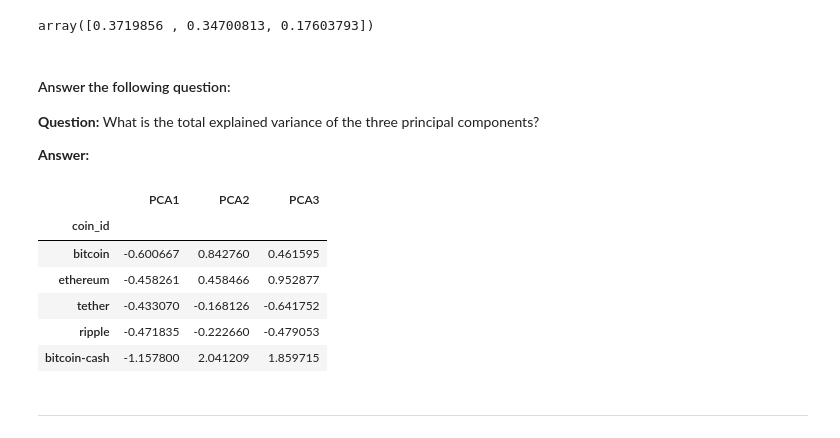
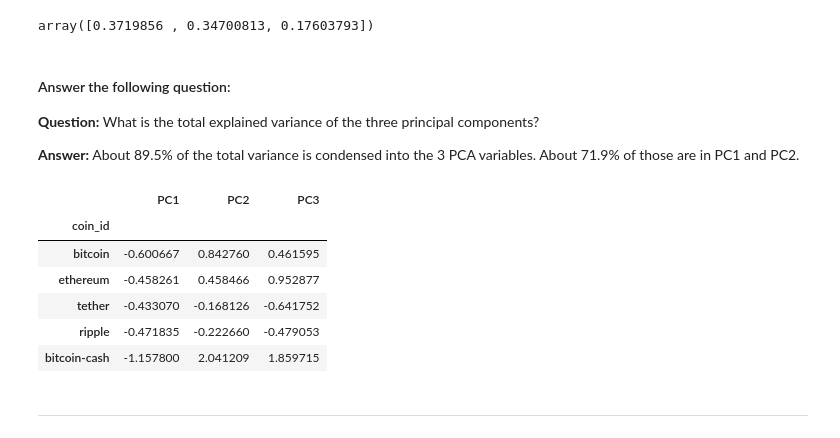
Before and after one commit to mrybicki87/CryptoClustering, a Jupyter notebook: Crypto_Clustering_starter_code.ipynb, the cells around one changed output. Cells and saved outputs as stored; diff of their text form; code cells hidden in the pictures.

```diff
--- a/Crypto_Clustering_starter_code.ipynb
+++ b/Crypto_Clustering_starter_code.ipynb
@@ -209,21 +209,21 @@ array([0.3719856 , 0.34700813, 0.17603793])
 
 **Question:** What is the total explained variance of the three principal components?
 
-**Answer:**
+**Answer:** About 89.5% of the total variance is condensed into the 3 PCA variables.  About 71.9% of those are in PC1 and PC2.
 # %%
 # Create a new DataFrame with the PCA data.
-df_markets_data_pca = pd.DataFrame(markets_data_pca, columns=['PCA1','PCA2','PCA3'])
+df_markets_data_pca = pd.DataFrame(markets_data_pca, columns=['PC1','PC2','PC3'])
 
 # Copy the crypto names from the original scaled DataFrame
 df_markets_data_pca['coin_id'] = df_market_data.index
 
 # Set the coin_id column as index
 df_markets_data_pca = df_markets_data_pca.set_index(['coin_id'])
 
 # Display the scaled PCA DataFrame
 df_markets_data_pca.head()
 # %% [output]
-|  | PCA1 | PCA2 | PCA3 |
+|  | PC1 | PC2 | PC3 |
 | coin_id |  |  |  |
 | bitcoin | -0.600667 | 0.842760 | 0.461595 |
 | ethereum | -0.458261 | 0.458466 | 0.952877 |
```
Also changed, not shown: parts of 12 cells of this notebook.
